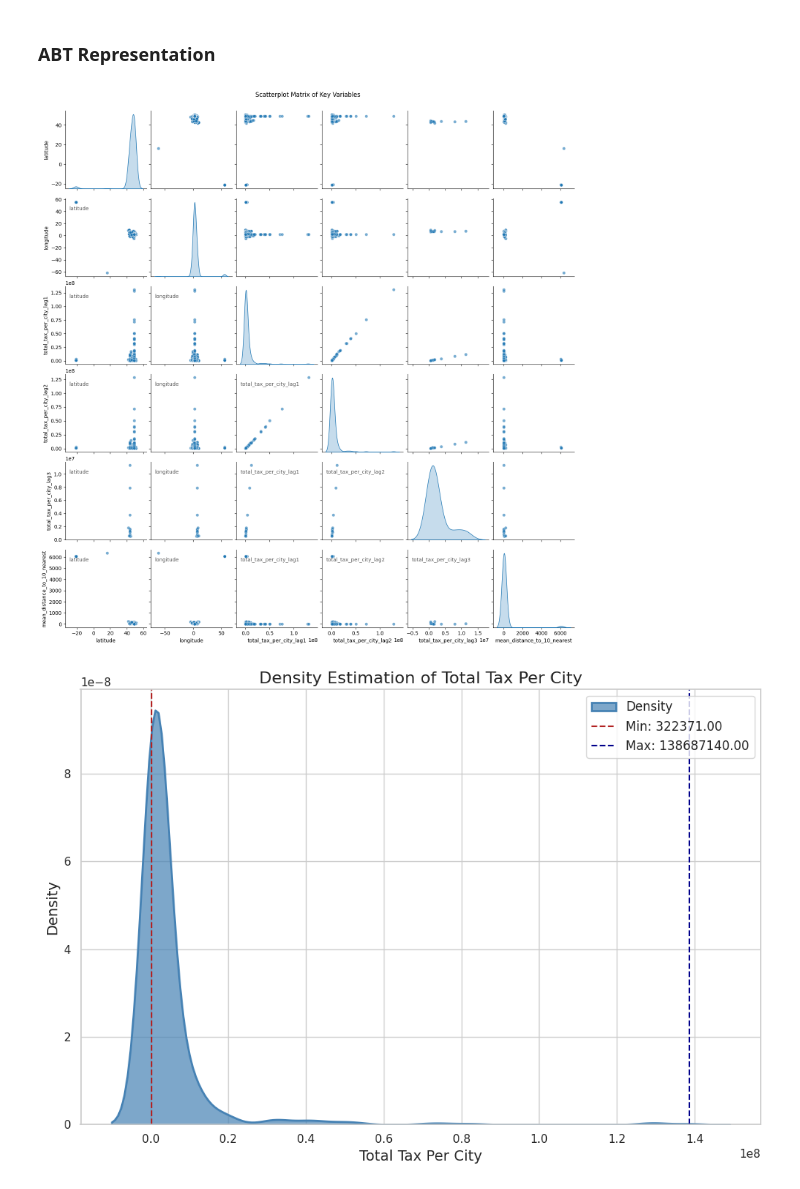
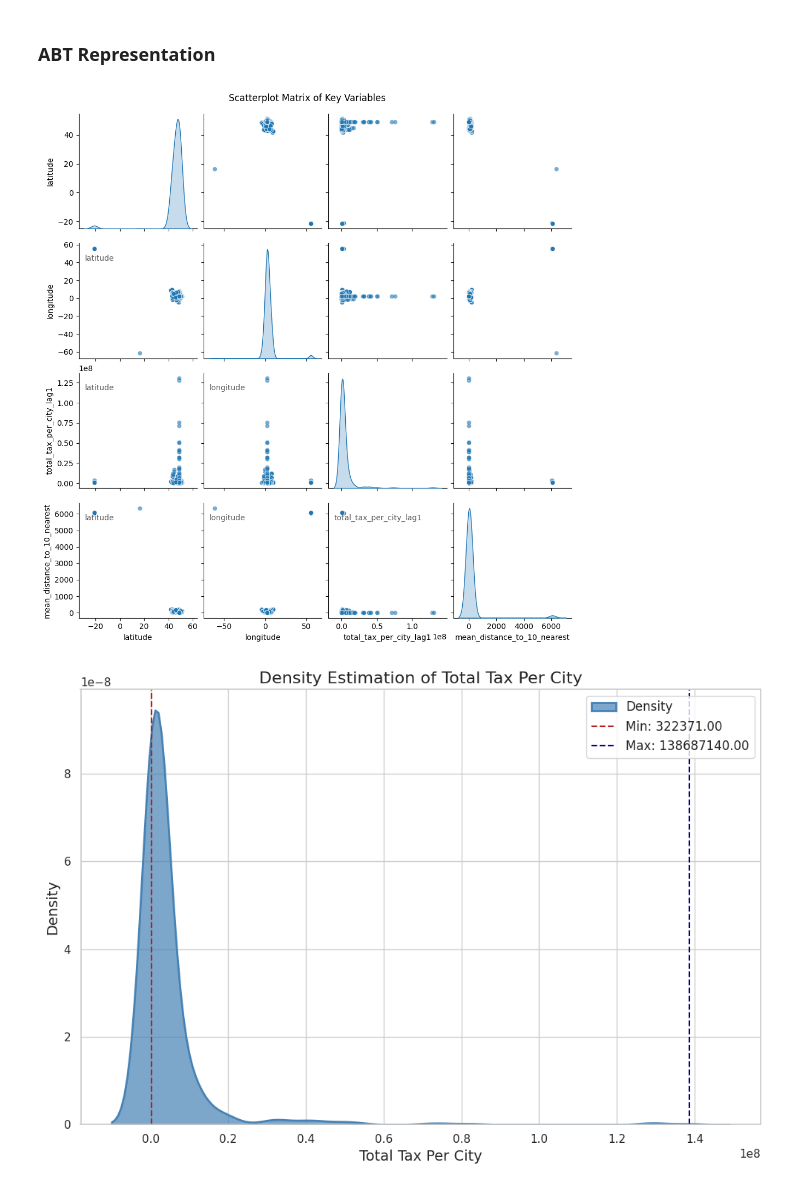
Before and after one commit to santiagopatinoserna/TensorFlow_Prediction_5YearFrench_IFI, a Jupyter notebook: Script/Model_selection_ML_NN.ipynb, the cells around one changed output. Drawn from its saved outputs; the diff is of its cells as text; code cells hidden in the pictures.

```diff
--- a/Script/Model_selection_ML_NN.ipynb
+++ b/Script/Model_selection_ML_NN.ipynb
@@ -133,23 +133,29 @@ import pandas as pd
 # Incorporate lagged data to capture temporal patterns specific to each city.
 df_ificom_clean = df_ificom_clean.sort_values(by=['Commune_Code_INSEE', 'Year'])
 
-for lag in range(1, 4):
+for lag in range(1, 2): #MAX to 1 because soo many cities does not have enought data
     col_name = f'total_tax_per_city_lag{lag}'
     df_ificom_clean[col_name] = df_ificom_clean.groupby('Commune_Code_INSEE')['total_tax_per_city'].shift(lag)
 
 # FEATURE 2: ROLLING MEAN
-# Determine a 2-period rolling average for each city to capture short-term variations.
-df_ificom_clean['total_tax_per_city_roll2'] = df_ificom_clean.groupby('Commune_Code_INSEE')['total_tax_per_city'].rolling(2).mean().reset_index(level=0, drop=True)
-
+'''# Determine a 2-period rolling average for each city to capture short-term variations.
+#df_ificom_clean['total_tax_per_city_roll2'] = df_ificom_clean.groupby('Commune_Code_INSEE')['total_tax_per_city'].rolling(2).mean().reset_index(level=0, drop=True) NOT USED BECAUSE IT HAVE INTO ACCOUNT ACCOUNT Y VALUE
+df_ificom_clean["total_tax_per_city_roll2"] = df_ificom_clean.groupby('Commune_Code_INSEE', group_keys=False)['total_tax_per_city'].apply(lambda x: x.shift(1).rolling(window=2).mean())
+'''
 # FEATURE 3: CITY-WISE TREND
 # Calculate the linear trend for each city based on the historical tax data.
-def compute_linear_trend(group):
+'''def compute_linear_trend(group):
     A = np.vstack([group['Year'], np.ones(len(group))]).T
     slope, _ = np.linalg.lstsq(A, group['total_tax_per_city'], rcond=None)[0]
     return slope
 
 city_trends = df_ificom_clean.sort_values(by=['Commune_Code_INSEE', 'Year']).groupby('Commune_Code_INSEE').apply(compute_linear_trend)
 df_ificom_clean = df_ificom_clean.merge(city_trends.reset_index().rename(columns={0: 'trend'}), on='Commune_Code_INSEE', how='left')
+'''
+
+# Reset the index to its original state
+df_ificom_clean.reset_index(inplace=True)
+
 
 # FEATURE 4: GENERAL STATISTICS
 # Generate aggregate statistics using historical data, avoiding data leakage.
@@ -161,14 +167,13 @@ def compute_prior_statistics(row):
             'median': None,
             'min': None,
             'max': None,
-            'std_dev': None
         })
     return pd.Series({
         'mean': prior_data.mean(),
         'median': prior_data.median(),
         'min': prior_data.min(),
         'max': prior_data.max(),
-        'std_dev': prior_data.std()
+
     })
 
 statistics_df = df_ificom_clean.apply(compute_prior_statistics, axis=1)
@@ -203,22 +216,21 @@ df_ificom_clean['mean_distance_to_10_nearest'] = df_ificom_clean['Commune_Code_I
 # %%
 # Reset the index of the selected columns in the main DataFrame and drop the old index
 df_ificom_clean[['Region', 'Department', 'Commune_Code_INSEE', 'City', 'Number_of_Taxpayers', 'Average_Assets_in_Euro', 'Average_Tax_in_Euro',
-                 'Source_File', 'Year', 'latitude', 'longitude', 'total_tax_per_city', 'total_tax_per_city_lag1', 'total_tax_per_city_lag2',
-                 'total_tax_per_city_lag3', 'total_tax_per_city_roll2', 'trend', 'mean', 'median', 'min', 'max', 'std_dev', 'mean_distance_to_10_nearest']].reset_index(drop=True, inplace=True)
+                 'Source_File', 'Year', 'latitude', 'longitude', 'total_tax_per_city', 'total_tax_per_city_lag1',
+                 'median', 'min', 'max', 'mean_distance_to_10_nearest']].reset_index(drop=True, inplace=True)
 
 # Extract identity columns for each city into a separate DataFrame
 ID_df = df_ificom_clean[['Region', 'Department', 'Commune_Code_INSEE', 'City']]
 
 # Define the columns for the Analytical Base Table (ABT)
 ABT = [['total_tax_per_city', 'Year', 'latitude', 'longitude', 'total_tax_per_city_lag1',
-        'total_tax_per_city_lag2', 'total_tax_per_city_lag3', 'total_tax_per_city_roll3',
-        'total_tax_per_city_roll2', 'trend', 'mean', 'median', 'minimum', 'maximum',
-        'std_dev', 'mean_distance_to_10_nearest']]
+         'total_tax_per_city_roll2',  'mean', 'median', 'minimum', 'maximum',
+        'mean_distance_to_10_nearest']]
 
 
 # Separate features and target variable
-X = df_ificom_clean[['Year', 'latitude', 'longitude', 'total_tax_per_city_lag1', 'total_tax_per_city_lag2', 'total_tax_per_city_lag3',
-                     'total_tax_per_city_roll2', 'trend', 'mean', 'median', 'min', 'max', 'std_dev',
+X = df_ificom_clean[['Year', 'latitude', 'longitude', 'total_tax_per_city_lag1',
+                     'mean', 'median', 'min', 'max',
                      'mean_distance_to_10_nearest']].fillna(0)
 y = df_ificom_clean['total_tax_per_city']
 
@@ -243,35 +255,35 @@ def plot_scatterplot_matrix(df):
 
     Returns:
     - None. (Displays the scatterplot matrix)
     """
 
     # Define a subset of columns for visualization
     subset_cols = ['latitude', 'longitude', 'total_tax_per_city_lag1',
-                   'total_tax_per_city_lag2', 'total_tax_per_city_lag3', 'mean_distance_to_10_nearest']
+                    'mean_distance_to_10_nearest']
     subset = df[subset_cols]
 
     # Construct the scatterplot matrix
     g = sns.pairplot(subset, diag_kind='kde', plot_kws={'alpha': 0.6})
 
     # Annotate the plots in the lower triangle
     for i, row_axes in enumerate(g.axes):
         for j, ax in enumerate(row_axes):
             if i > j:
                 ax.annotate(subset.columns[j], xy=(0.05, 0.85), xycoords='axes fraction',
                             fontsize=10, color='#333333', alpha=0.8,
                             fontname='DejaVu Sans', weight='light')
 
     # Display the scatterplot matrix
     plt.suptitle('Scatterplot Matrix of Key Variables', y=1.02)
     plt.show()
 
 # Use the function
 plot_scatterplot_matrix(df_ificom_clean)
 
 # Use the function again as needed
 # plot_scatterplot_matrix(another_dataframe)
 # %% [output]
-[figure, old version]
+[figure, new version]
 # %%
 import matplotlib.pyplot as plt
 import seaborn as sns
```
Also changed, not shown: parts of 23 cells of this notebook.
